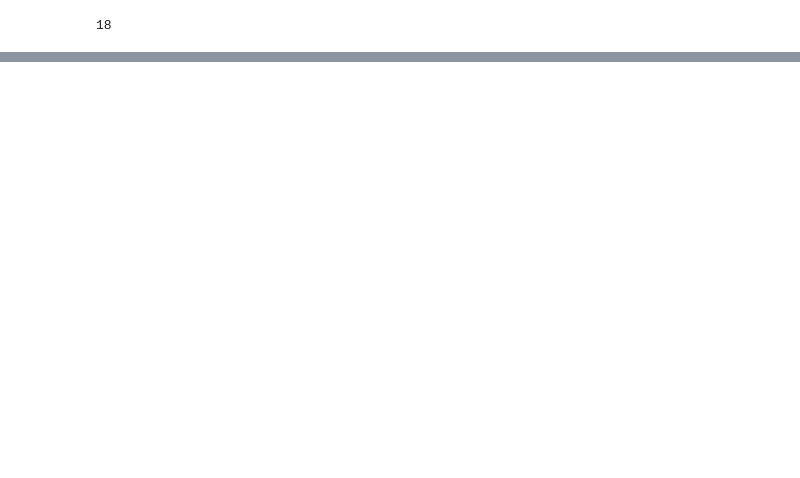
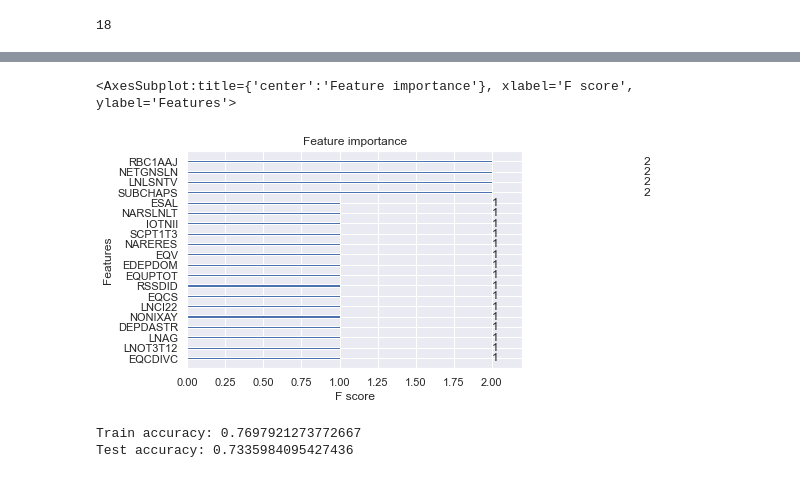
Before and after one commit to tmdrake13/BankFind, a Jupyter notebook: Longitudinal.ipynb, the cells around one changed output, grey strips where cells are left out. Cells and saved outputs as stored; diff of their text form; code cells hidden in the pictures; blank space fills up the shorter version.

```diff
--- a/Longitudinal.ipynb
+++ b/Longitudinal.ipynb
@@ -81,0 +146,17 @@ cdataf = cdata.select_dtypes(exclude=['object', 'string'])
+# %%
+cdata4 = cdata3.drop(sig_cols_to_drop, axis = 1)
+cdata_shuff2 =  cdata4.sample(frac=1, random_state=6)
+inputs2 = cdata_shuff2.drop('ROA', axis = 1)
+targets2 = [0 if x < 1  else 1 for x in cdata_shuff2['ROA']]
+# %%
+train2, test2 = train_test_split(inputs2, test_size=0.10, shuffle=False)
+
+train_targets2 = targets2[:len(train2)]
+test_targets2 = targets2[len(train2):]
+# %%
+dtrain2 = xgb.DMatrix(train2, label=train_targets2)
+dtest2 = xgb.DMatrix(test2, label=test_targets2)
+# %%
+param = {'max_depth':2, 'eta':1, 'objective':'binary:logistic' }
+num_round = 8
+bst2 = xgb.train(param, dtrain2, num_round)
@@ -81,0 +167,30 @@ cdataf = cdata.select_dtypes(exclude=['object', 'string'])
+# %%
+xgb.plot_importance(bst2)
+# %% [output]
+<AxesSubplot:title={'center':'Feature importance'}, xlabel='F score', ylabel='Features'>
+[figure, added]
+# %%
+test_count = 0
+
+for i in range(len(test2)):
+    if preds2[i] >= .5:
+        pred = 1
+    else:
+        pred = 0
+    if pred == test_targets2[i]:
+        test_count+=1
+
+train_preds = bst2.predict(dtrain2)
+train_count = 0
+for i in range(len(train2)):
+    if train_preds[i] >= .5:
+        pred = 1
+    else:
+        pred = 0
+    if pred == train_targets2[i]:
+        train_count+=1
+
+print(f'Train accuracy: {train_count / len(train2)}\nTest accuracy: {test_count/ len(test2)}')
+# %% [output]
+Train accuracy: 0.7697921273772667
+Test accuracy: 0.7335984095427436
```
Also changed, not shown: parts of 21 cells of this notebook, 4 other files.
